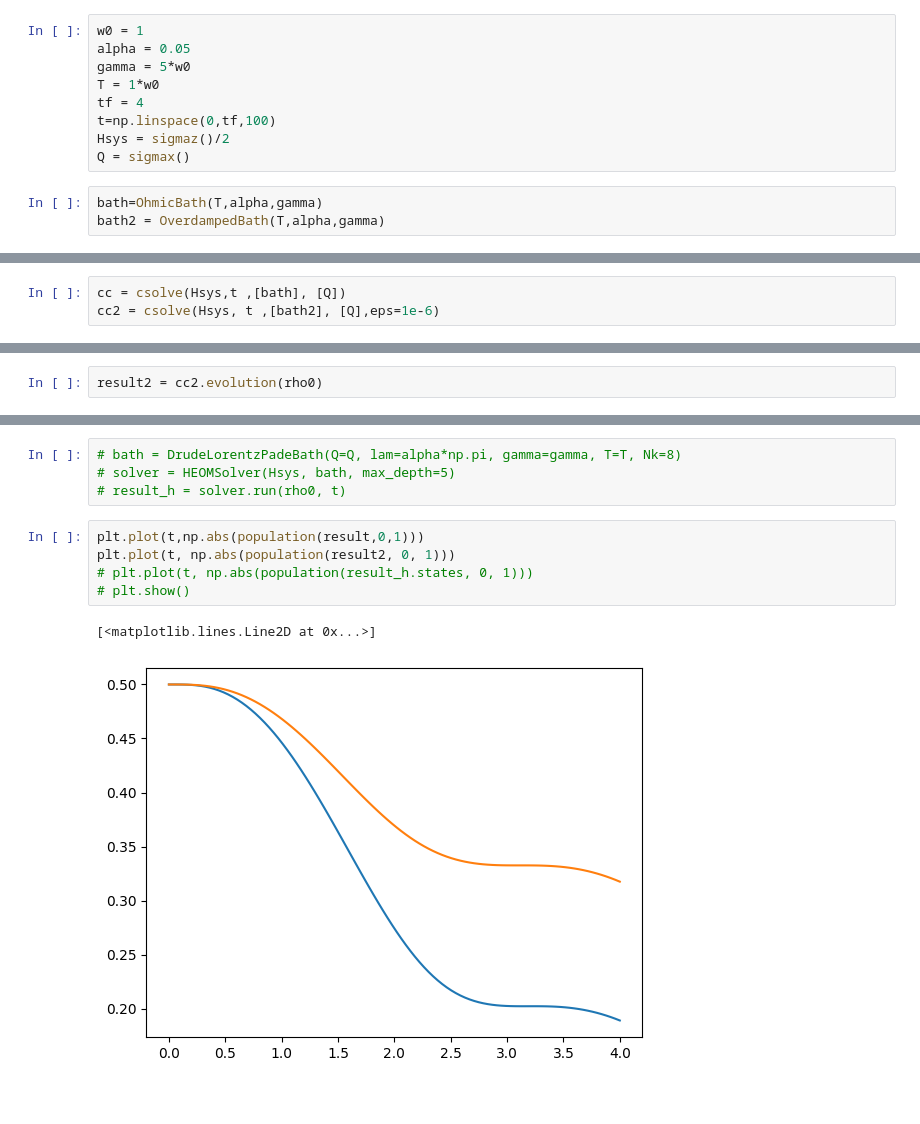
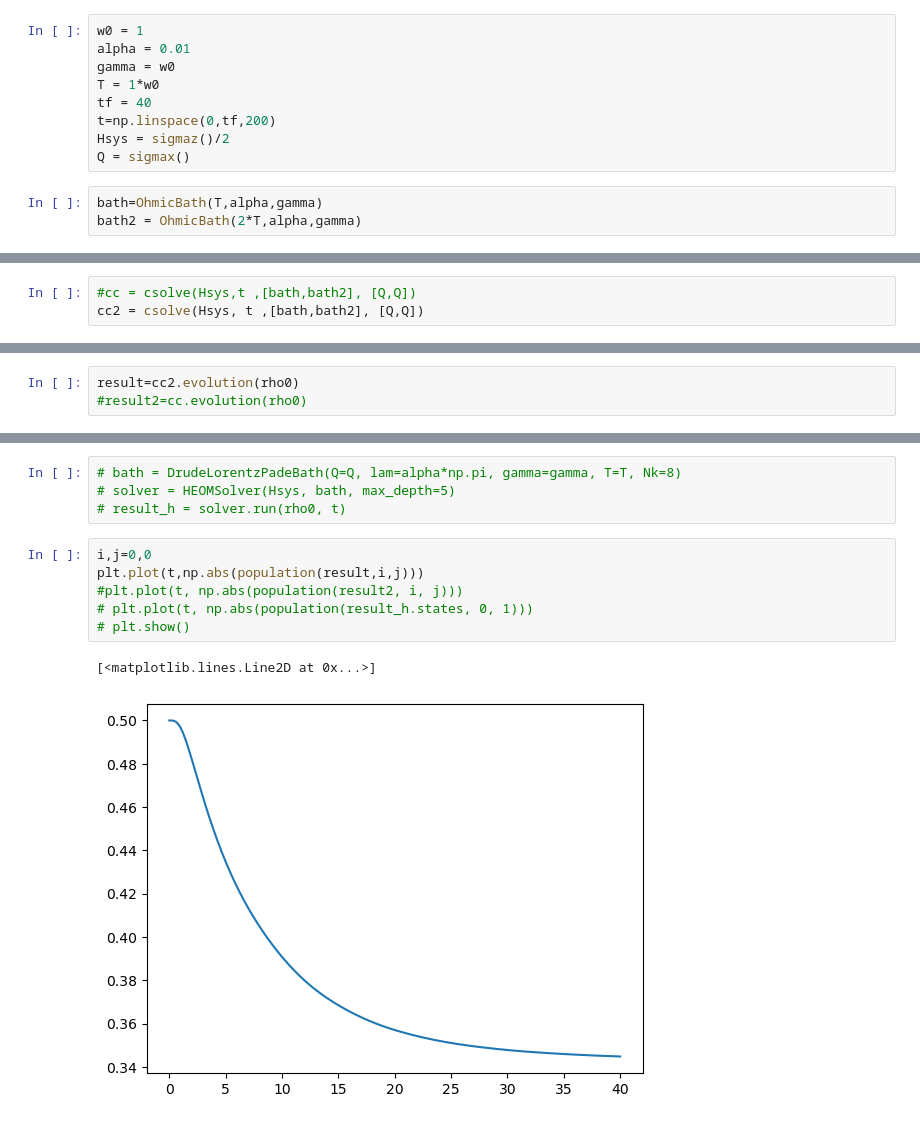
Before and after one commit to mcditoos/NonMarkovianMethods, a Jupyter notebook: docs/example_qutip.ipynb, the cells around one changed output, grey strips where cells are left out. Drawn from its saved outputs; the diff is of its cells as text.

Commit message:
Multiple bath support fixes

```diff
--- a/docs/example_qutip.ipynb
+++ b/docs/example_qutip.ipynb
@@ -5,12 +6,12 @@ import numpy as np
 # %%
 w0 = 1
-alpha = 0.05
-gamma = 5*w0
+alpha = 0.01
+gamma = w0
 T = 1*w0
-tf = 4
-t=np.linspace(0,tf,100)
+tf = 40
+t=np.linspace(0,tf,200)
 Hsys = sigmaz()/2
 Q = sigmax()
 # %%
 bath=OhmicBath(T,alpha,gamma)
-bath2 = OverdampedBath(T,alpha,gamma)
+bath2 = OhmicBath(2*T,alpha,gamma)
@@ -17,5 +33,5 @@ bath2 = OverdampedBath(T,alpha,gamma)
 # %%
-cc = csolve(Hsys,t ,[bath], [Q])
-cc2 = csolve(Hsys, t ,[bath2], [Q],eps=1e-6)
+#cc = csolve(Hsys,t ,[bath,bath2], [Q,Q])
+cc2 = csolve(Hsys, t ,[bath,bath2], [Q,Q])
 # %%
 rho0=0.5*Qobj([[1,1],[1,1]])
@@ -44,2 +38,3 @@ result
 # %%
-result2 = cc2.evolution(rho0)
+result=cc2.evolution(rho0)
+#result2=cc.evolution(rho0)
@@ -53,10 +53,11 @@ def population(den, a, b):
 # solver = HEOMSolver(Hsys, bath, max_depth=5)
 # result_h = solver.run(rho0, t)
 # %%
-plt.plot(t,np.abs(population(result,0,1)))
-plt.plot(t, np.abs(population(result2, 0, 1)))
+i,j=0,0
+plt.plot(t,np.abs(population(result,i,j)))
+#plt.plot(t, np.abs(population(result2, i, j)))
 # plt.plot(t, np.abs(population(result_h.states, 0, 1)))
 # plt.show()
 # %% [output]
 [<matplotlib.lines.Line2D at 0x...>]
-[figure, old version]
+[figure, new version]
```
Also changed, not shown: parts of 26 cells of this notebook, 8 other files.
